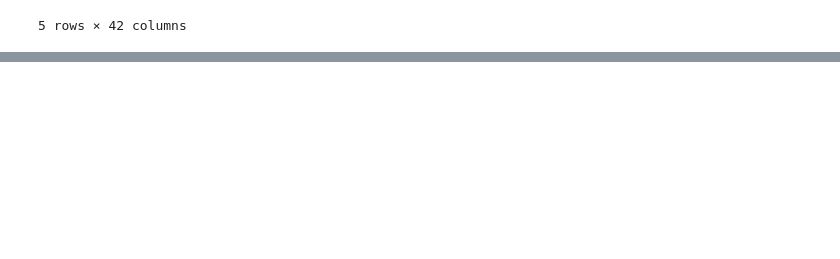
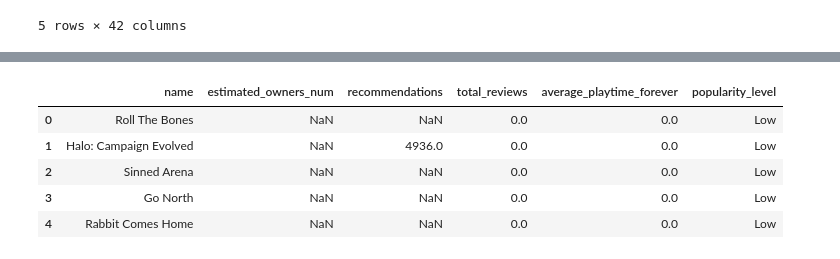
Before and after one commit to SelinBeyaz01/BUS392-Steam-Project, a Jupyter notebook: BUS392_Project.ipynb, the cells around one changed output, grey strips where cells are left out. Saved outputs shown, nothing was run; the diff lists cells and outputs as text; code cells hidden in the pictures; blank space fills up the shorter version.

```diff
--- a/BUS392_Project.ipynb
+++ b/BUS392_Project.ipynb
@@ -35,0 +82,43 @@ gamesData.head()
+# %%
+#Create popularity measures
+# Convert ownership ranges, such as "0 - 20,000," into estimated midpoints
+def owner_midpoint(owner_range):
+    try:
+        clean_range = str(owner_range).replace(',', '')
+        low, high = clean_range.split(' - ')
+        return (int(low) + int(high)) / 2
+    except:
+        return np.nan
+
+games['estimated_owners_num'] = games['estimated_owners'].apply(owner_midpoint)
+
+# Create total reviews and positive-review rate
+games['total_reviews'] = games['positive'].fillna(0) + games['negative'].fillna(0)
+
+games['positive_review_rate'] = np.where(
+    games['total_reviews'] > 0,
+    games['positive'] / games['total_reviews'],
+    np.nan
+)
+
+# Required if / elif / else statement
+def popularity_level(row):
+    if row['recommendations'] >= 100000:
+        return 'High'
+    elif row['recommendations'] >= 10000:
+        return 'Medium'
+    else:
+        return 'Low'
+
+games['popularity_level'] = games.apply(popularity_level, axis=1)
+
+games[['name', 'estimated_owners_num', 'recommendations',
+       'total_reviews', 'average_playtime_forever',
+       'popularity_level']].head()
+# %% [output]
+|  | name | estimated_owners_num | recommendations | total_reviews | average_playtime_forever | popularity_level |
+| 0 | Roll The Bones | NaN | NaN | 0.0 | 0.0 | Low |
+| 1 | Halo: Campaign Evolved | NaN | 4936.0 | 0.0 | 0.0 | Low |
+| 2 | Sinned Arena | NaN | NaN | 0.0 | 0.0 | Low |
+| 3 | Go North | NaN | NaN | 0.0 | 0.0 | Low |
+| 4 | Rabbit Comes Home | NaN | NaN | 0.0 | 0.0 | Low |
```
Also changed, not shown: parts of 8 cells of this notebook.
